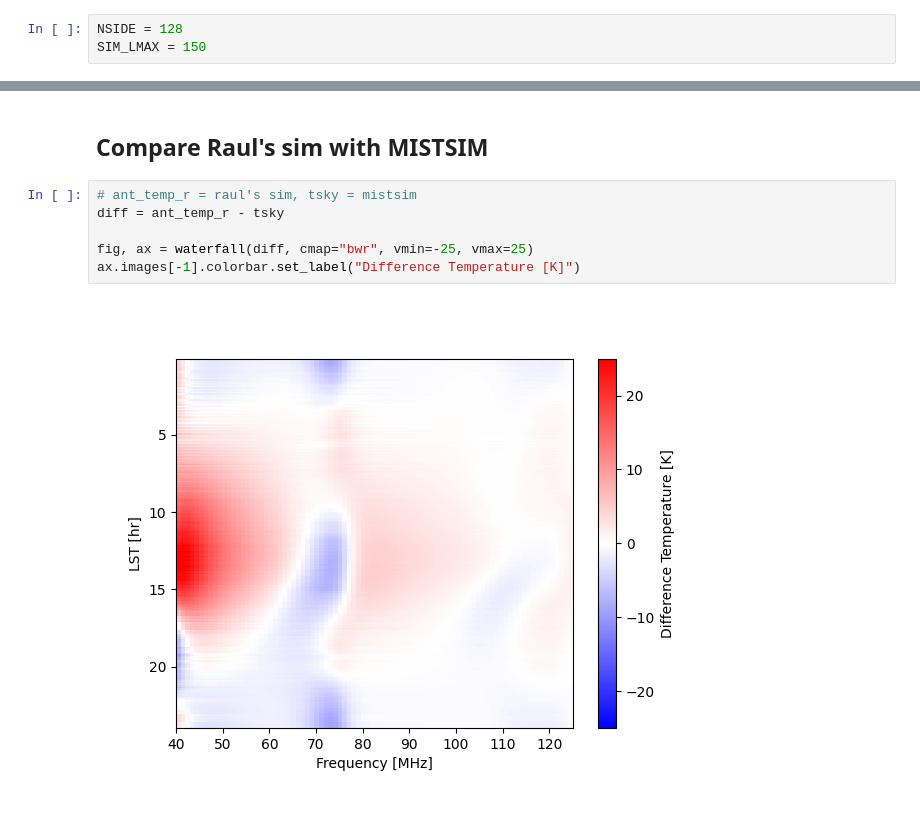
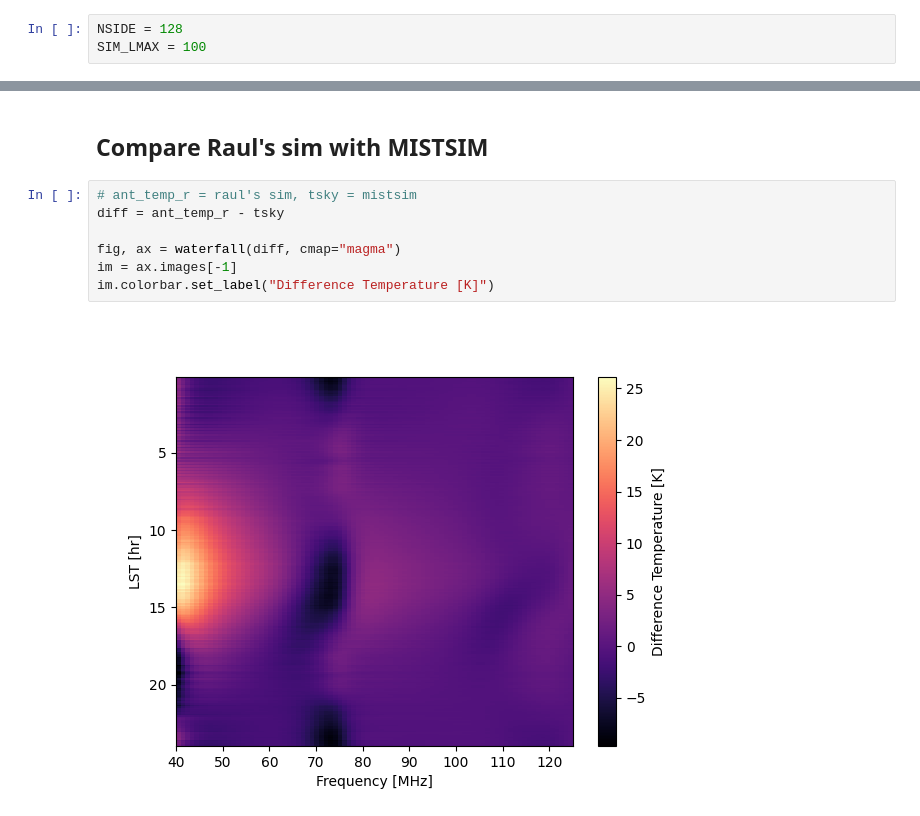
Before and after one commit to MIST-Experiment/mistsim, a Jupyter notebook: examples/sim_comparison.ipynb, the cells around one changed output, grey strips where cells are left out. Saved outputs shown, nothing was run; the diff lists cells and outputs as text.

```diff
--- a/examples/sim_comparison.ipynb
+++ b/examples/sim_comparison.ipynb
@@ -77,6 +84,6 @@ import mistsim as ms
 # %%
 NSIDE = 128
-SIM_LMAX = 150
+SIM_LMAX = 100
 # %% [markdown]
 ## Sky model
 # %%
@@ -263,8 +268,9 @@ fig, ax = waterfall(tsky, vmin=450, vmax=12000)
 # %%
 # ant_temp_r = raul's sim, tsky = mistsim
 diff = ant_temp_r - tsky
 
-fig, ax = waterfall(diff, cmap="bwr", vmin=-25, vmax=25)
-ax.images[-1].colorbar.set_label("Difference Temperature [K]")
+fig, ax = waterfall(diff, cmap="magma")
+im = ax.images[-1]
+im.colorbar.set_label("Difference Temperature [K]")
 # %% [output]
-[figure, old version]
+[figure, new version]
```
Also changed, not shown: parts of 4 cells of this notebook, 2 other files.
